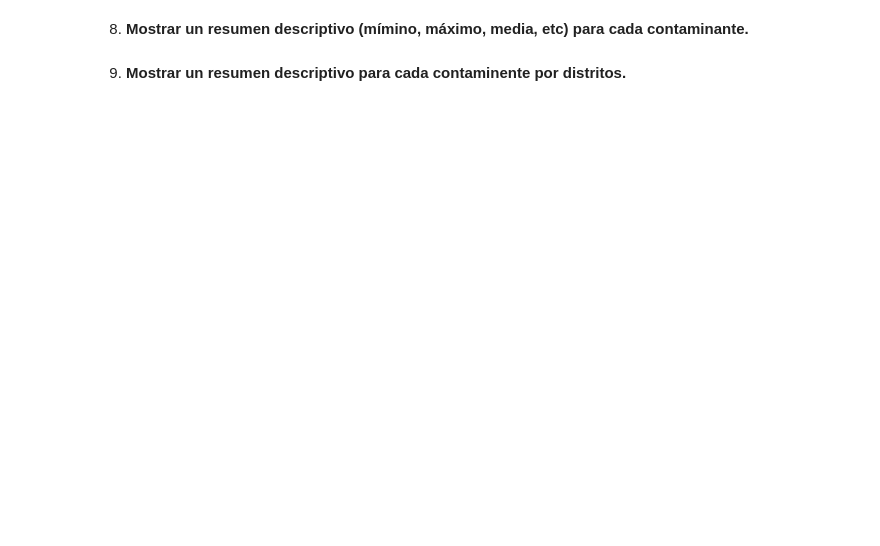
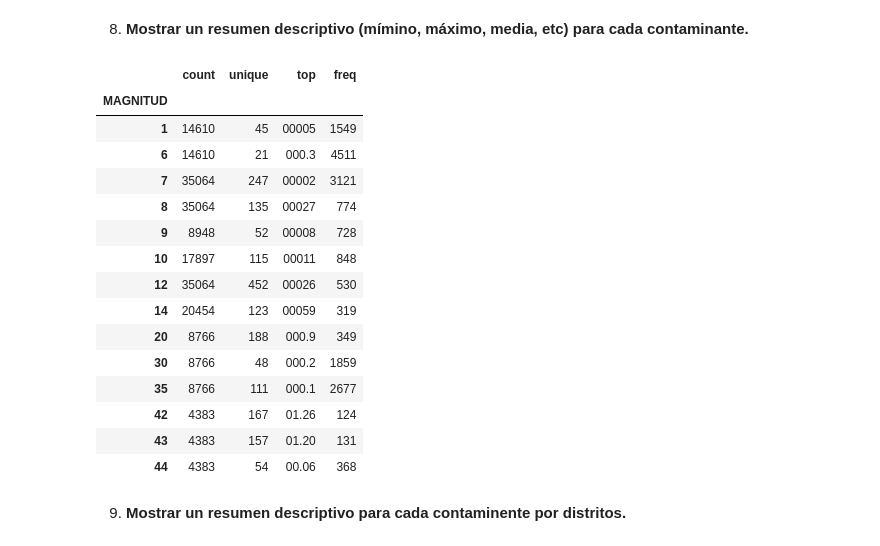
Before and after one commit to marelly1/Ejercicios, a Jupyter notebook: SolEjercicio8Pandas.ipynb, the cells around one changed output. Saved outputs shown, nothing was run; the diff lists cells and outputs as text; code cells hidden in the pictures; blank space fills up the shorter version.

```diff
--- a/SolEjercicio8Pandas.ipynb
+++ b/SolEjercicio8Pandas.ipynb
@@ -84,4 +110,23 @@ nuevo
 # %% [markdown]
 8.   **Mostrar un resumen descriptivo (mímino, máximo, media, etc) para cada contaminante.**
+# %%
+nuevo.groupby('MAGNITUD').VALOR.describe()
+# %% [output]
+|  | count | unique | top | freq |
+| MAGNITUD |  |  |  |  |
+| 1 | 14610 | 45 | 00005 | 1549 |
+| 6 | 14610 | 21 | 000.3 | 4511 |
+| 7 | 35064 | 247 | 00002 | 3121 |
+| 8 | 35064 | 135 | 00027 | 774 |
+| 9 | 8948 | 52 | 00008 | 728 |
+| 10 | 17897 | 115 | 00011 | 848 |
+| 12 | 35064 | 452 | 00026 | 530 |
+| 14 | 20454 | 123 | 00059 | 319 |
+| 20 | 8766 | 188 | 000.9 | 349 |
+| 30 | 8766 | 48 | 000.2 | 1859 |
+| 35 | 8766 | 111 | 000.1 | 2677 |
+| 42 | 4383 | 167 | 01.26 | 124 |
+| 43 | 4383 | 157 | 01.20 | 131 |
+| 44 | 4383 | 54 | 00.06 | 368 |
 # %% [markdown]
 9.   **Mostrar un resumen descriptivo para cada contaminente por distritos.**
```
Also changed, not shown: parts of 9 cells of this notebook.
